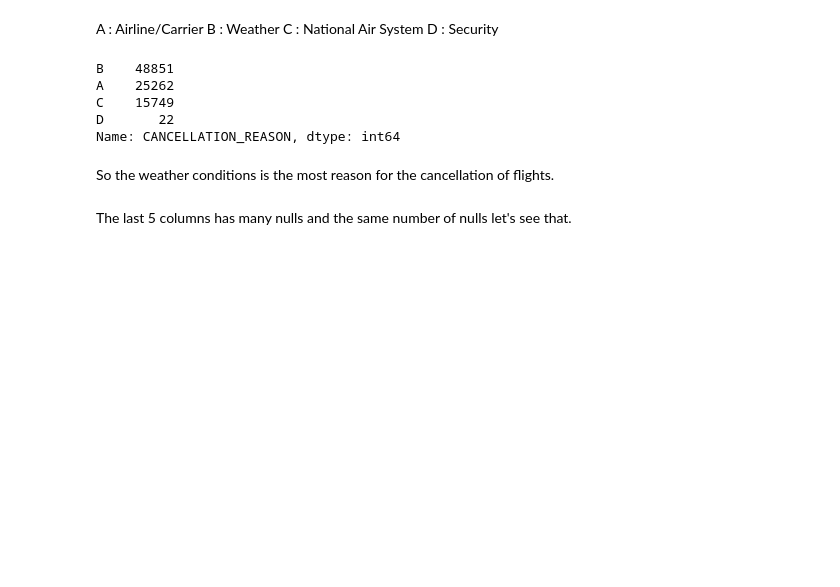
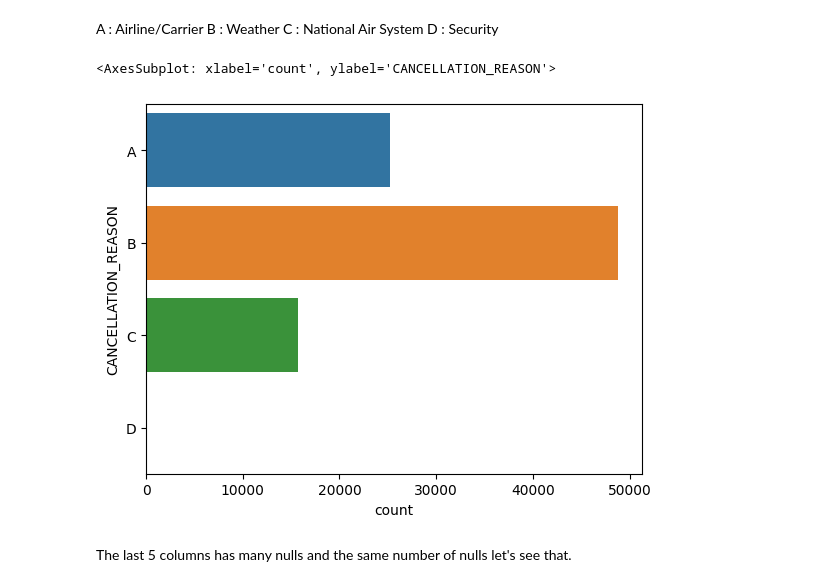
Before and after one commit to ssary/USA-Flight-delays, a Jupyter notebook: P2.ipynb, the cells around one changed output. Drawn from its saved outputs; the diff is of its cells as text; code cells hidden in the pictures; blank space fills up the shorter version.

```diff
--- a/P2.ipynb
+++ b/P2.ipynb
@@ -86,16 +88,11 @@ A : Airline/Carrier
 B : Weather
 C : National Air System
 D : Security
-# %%
-df_flights['CANCELLATION_REASON'].value_counts()
-# %% [output]
-B    48851
-A    25262
-C    15749
-D       22
-Name: CANCELLATION_REASON, dtype: int64
-# %% [markdown]
-So the weather conditions is the most reason for the cancellation of flights.
+# %%
+sns.countplot(data=df_flights[df_flights['CANCELLATION_REASON'].notnull()], y='CANCELLATION_REASON')
+# %% [output]
+<AxesSubplot: xlabel='count', ylabel='CANCELLATION_REASON'>
+[figure, added]
 # %% [markdown]
 The last 5 columns has many nulls and the same number of nulls let's see that.
 # %%
```
Also changed, not shown: parts of 35 cells of this notebook.
